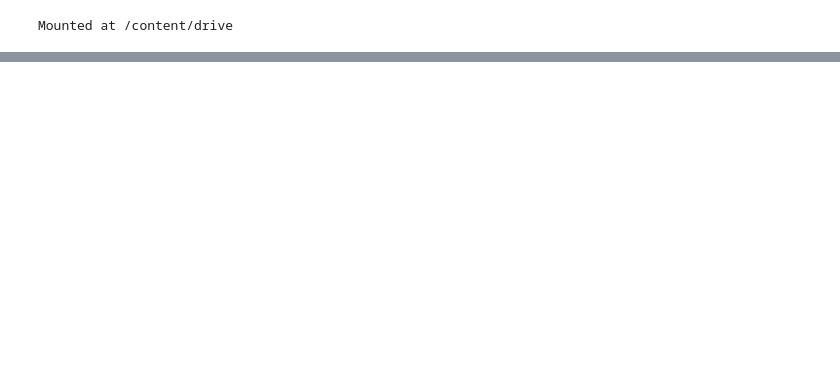
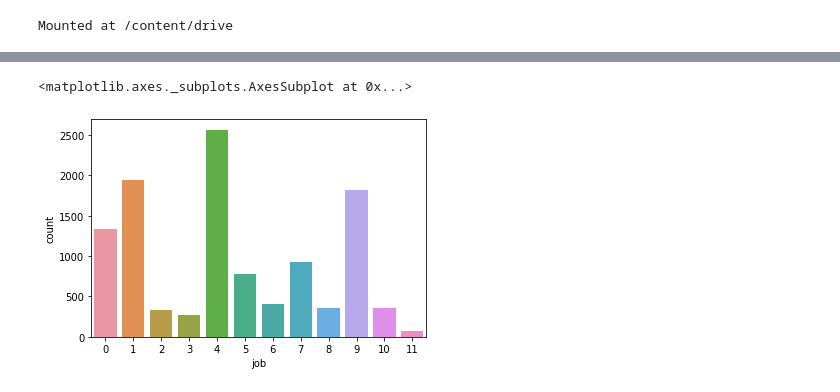
Before and after one commit to MAboElFottouh/AMIT, a Jupyter notebook: bank_project.ipynb, the cells around one changed output, grey strips where cells are left out. Drawn from its saved outputs; the diff is of its cells as text; code cells hidden in the pictures; blank space fills up the shorter version.

```diff
--- a/bank_project.ipynb
+++ b/bank_project.ipynb
@@ -28,0 +130,5 @@ Number of rows and columns in the data set:  (45211, 1)
+# %%
+sns.countplot(x='job',data=data)
+# %% [output]
+<matplotlib.axes._subplots.AxesSubplot at 0x...>
+[figure, added]
```
Also changed, not shown: parts of 48 cells of this notebook.
